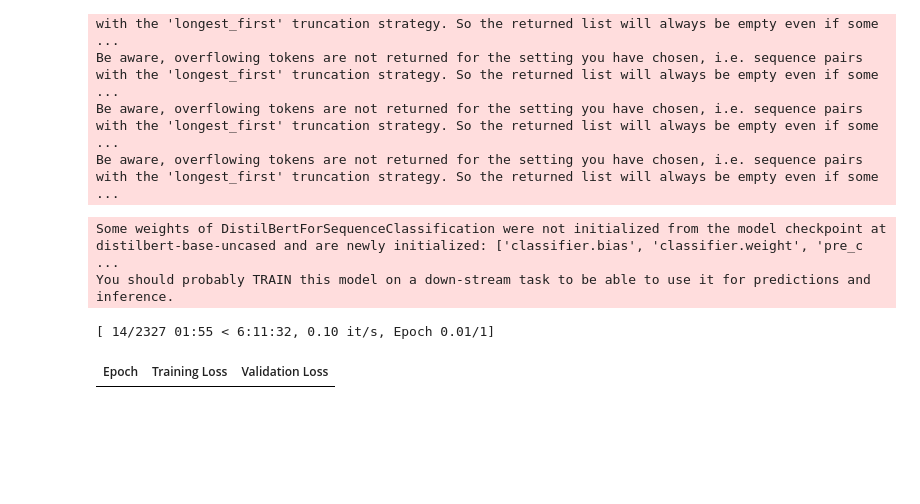
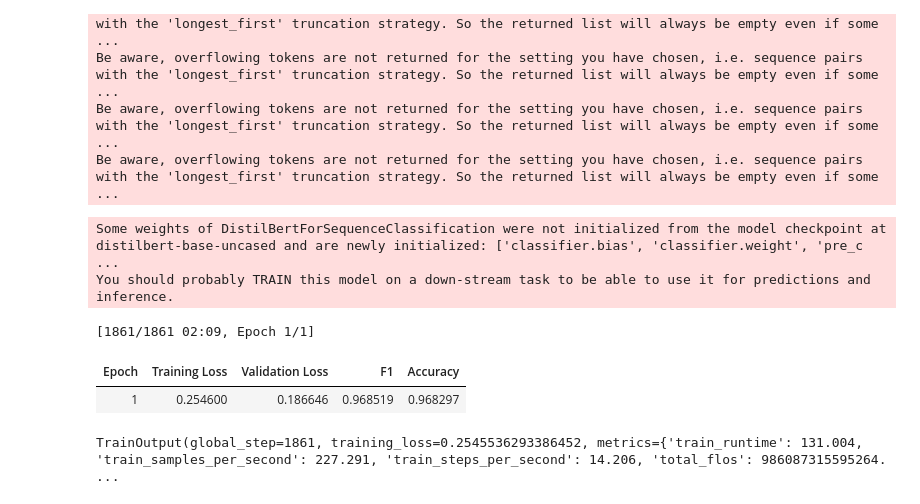
Before and after one commit to VassilisK2001/Grecotel-Project, a Jupyter notebook: notebooks/ABSA.ipynb, the cells around one changed output. Saved outputs shown, nothing was run; the diff lists cells and outputs as text; code cells hidden in the pictures; blank space fills up the shorter version.

```diff
--- a/notebooks/ABSA.ipynb
+++ b/notebooks/ABSA.ipynb
@@ -377,9 +375,26 @@ columns_to_keep = ['input_ids', 'attention_mask', 'label', 'sample_weight']
 columns_to_remove = [col for col in tokenized_dataset.column_names if col not in columns_to_keep]
 tokenized_dataset = tokenized_dataset.remove_columns(columns_to_remove)
 
-train_test = tokenized_dataset.train_test_split(test_size=0.2)
-train_dataset = train_test['train']
-test_dataset = train_test['test']
+# This splits 80% for (Train+Val) and 20% for the final "holdout" Test set.
+train_val_split = tokenized_dataset.train_test_split(
+    test_size=0.2,
+    seed=42
+)
+# This is your new "final exam" test set (20% of total)
+test_dataset = train_val_split['test']
+
+# This is your 80% chunk that you will use for training
+train_val_dataset = train_val_split['train']
+
+# We'll use 20% of *it* for validation (which is 16% of the total).
+train_eval_split = train_val_dataset.train_test_split(
+    test_size=0.2, # 20% of the 80% = 16% of total
+    seed=42
+)
+
+# These are your final sets for the Trainer
+train_dataset = train_eval_split['train']  # 64% of total
+eval_dataset = train_eval_split['test']    # 16% of total
 
 # Load the Model
 model = DistilBertForSequenceClassification.from_pretrained(
@@ -387,7 +402,7 @@ model = DistilBertForSequenceClassification.from_pretrained(
     num_labels=2
 )
 
-training_output_dir = os.path.join(REPO_NAME, 'absa', 'training_checkpoints')
+training_output_dir = os.path.join('absa', 'training_checkpoints')
 if not os.path.exists(training_output_dir):
     os.makedirs(training_output_dir)
 
@@ -457,17 +472,19 @@ def compute_metrics(eval_pred):
 # %%
 # Use custom trainer
 trainer = WeightedTrainer(
     model=model,
     args=training_args,
     train_dataset=train_dataset,
-    eval_dataset=test_dataset,
+    eval_dataset=eval_dataset,
     compute_metrics=compute_metrics
 )
 
 trainer.train()
 # %% [output]
-[ 14/2327 01:55 < 6:11:32, 0.10 it/s, Epoch 0.01/1]
+[1861/1861 02:09, Epoch 1/1]
-| Epoch | Training Loss | Validation Loss |
+| Epoch | Training Loss | Validation Loss | F1 | Accuracy |
+| 1 | 0.254600 | 0.186646 | 0.968519 | 0.968297 |
+TrainOutput(global_step=1861, training_loss=0.2545536293386452, metrics={'train_runtime': 131.004, 'train_samples_per_second': 227.291, 'train_steps_per_second': 14.206, 'total_flos': 986087315595264. ...
 # %%
 def evaluate_model(trainer, test_dataset):
     """
```
Also changed, not shown: parts of 12 cells of this notebook.
